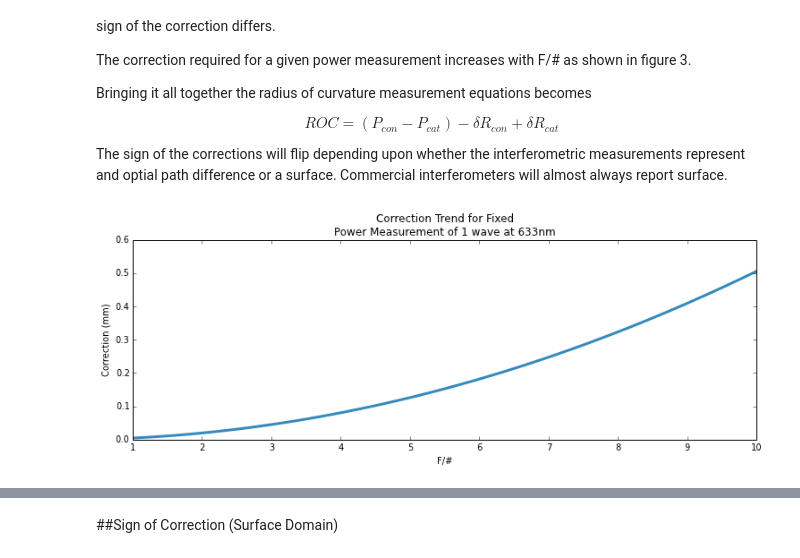
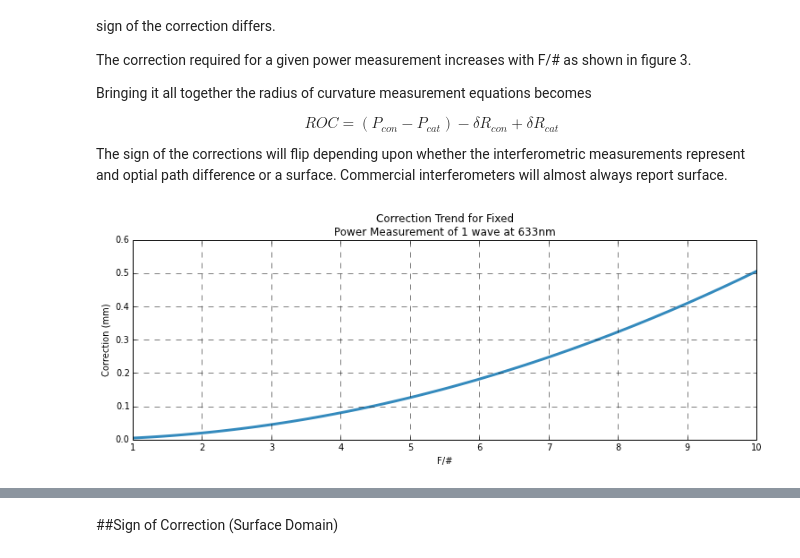
Before and after one commit to mnomo/iPython, a Jupyter notebook: radius_of_curvature_overview_0.1.ipynb, the cells around one changed output, grey strips where cells are left out. Cells and saved outputs as stored; diff of their text form; code cells hidden in the pictures.

```diff
--- a/radius_of_curvature_overview_0.1.ipynb
+++ b/radius_of_curvature_overview_0.1.ipynb
@@ -49,17 +49,18 @@ The sign of the corrections will flip depending upon whether the interferometric
 # %%
 def correction(phi,wavelength,fnum):
     return (phi * wavelength) / (1 - sqrt(1 - (1 / (2 * fnum))**2))
 
 figsize(12.5,4)
 
 fnum = linspace(1,10,100)
 
 plot(fnum,correction(1, 0.0006328, fnum), color="#348ABD", lw=3)
+grid(b=True, which='major', color='k', linestyle='--')
 xlabel('F/#')
 ylabel('Correction (mm)')
 title('Correction Trend for Fixed\nPower Measurement of 1 wave at 633nm');
 # %% [output]
-[figure, old version]
+[figure, new version]
 # %% [markdown]
 ##Limiting F/# or R/# ##
 
```
Also changed, not shown: parts of 4 cells of this notebook.
